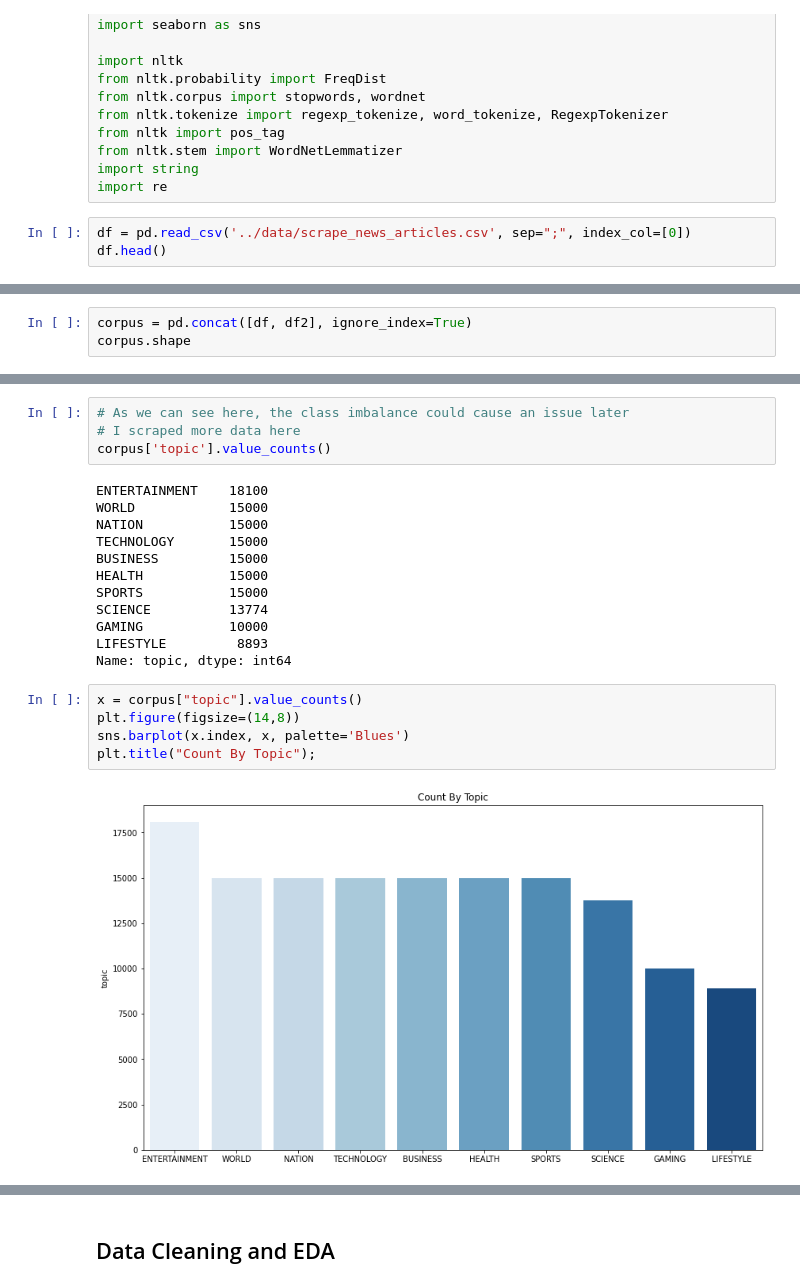
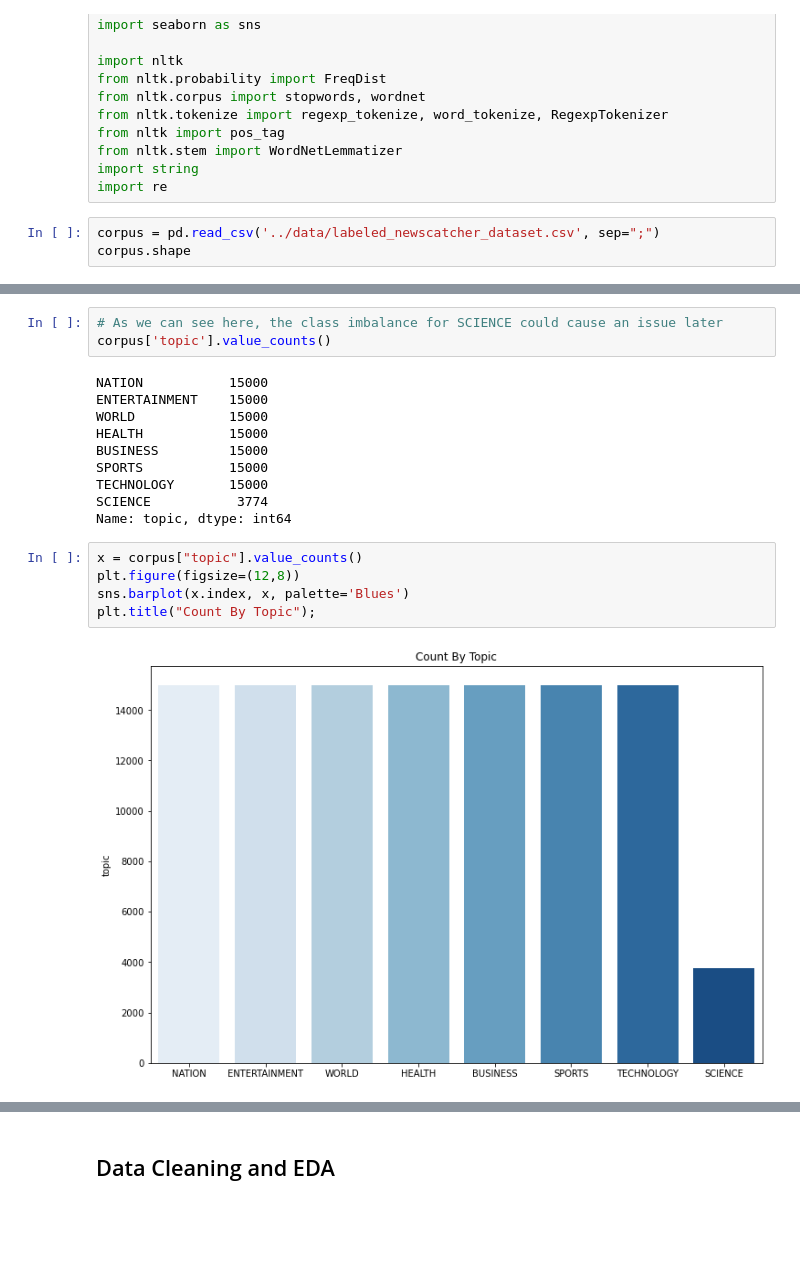
Before and after one commit to madoriathomas/capstone, a Jupyter notebook: notebooks/headline_EDA.ipynb, the cells around one changed output, grey strips where cells are left out. Drawn from its saved outputs; the diff is of its cells as text; blank space fills up the shorter version.

```diff
--- a/notebooks/headline_EDA.ipynb
+++ b/notebooks/headline_EDA.ipynb
@@ -17,6 +17,6 @@ from nltk.stem import WordNetLemmatizer
 import string
 import re
 # %%
-df = pd.read_csv('../data/scrape_news_articles.csv', sep=";", index_col=[0])
-df.head()
+corpus = pd.read_csv('../data/labeled_newscatcher_dataset.csv', sep=";")
+corpus.shape
 # %% [output]
@@ -31,3 +23,0 @@ df2 = pd.read_csv('../data/labeled_newscatcher_dataset.csv', sep=";")
-# %%
-corpus = pd.concat([df, df2], ignore_index=True)
-corpus.shape
@@ -77,26 +65,23 @@ Name: domain, Length: 7714, dtype: int64
 # %%
-# As we can see here, the class imbalance could cause an issue later
-# I scraped more data here
+# As we can see here, the class imbalance for SCIENCE could cause an issue later
 corpus['topic'].value_counts()
 # %% [output]
-ENTERTAINMENT    18100
+NATION           15000
+ENTERTAINMENT    15000
 WORLD            15000
-NATION           15000
+HEALTH           15000
+BUSINESS         15000
+SPORTS           15000
 TECHNOLOGY       15000
-BUSINESS         15000
-HEALTH           15000
-SPORTS           15000
-SCIENCE          13774
-GAMING           10000
-LIFESTYLE         8893
+SCIENCE           3774
 Name: topic, dtype: int64
 # %%
 x = corpus["topic"].value_counts()
-plt.figure(figsize=(14,8))
+plt.figure(figsize=(12,8))
 sns.barplot(x.index, x, palette='Blues')
 plt.title("Count By Topic");
 # %% [output]
-[figure, old version]
+[figure, new version]
 # %%
 # checking the language of all the data (although not always accurate)
 corpus['lang'].value_counts()
```
Also changed, not shown: parts of 12 cells of this notebook.
